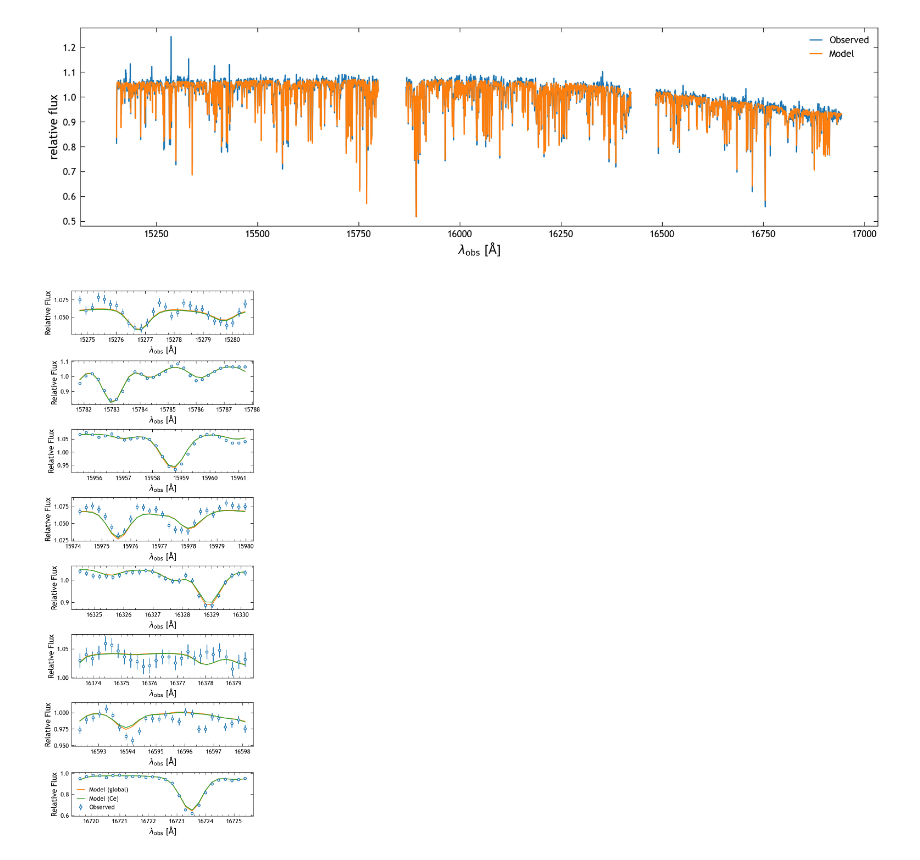
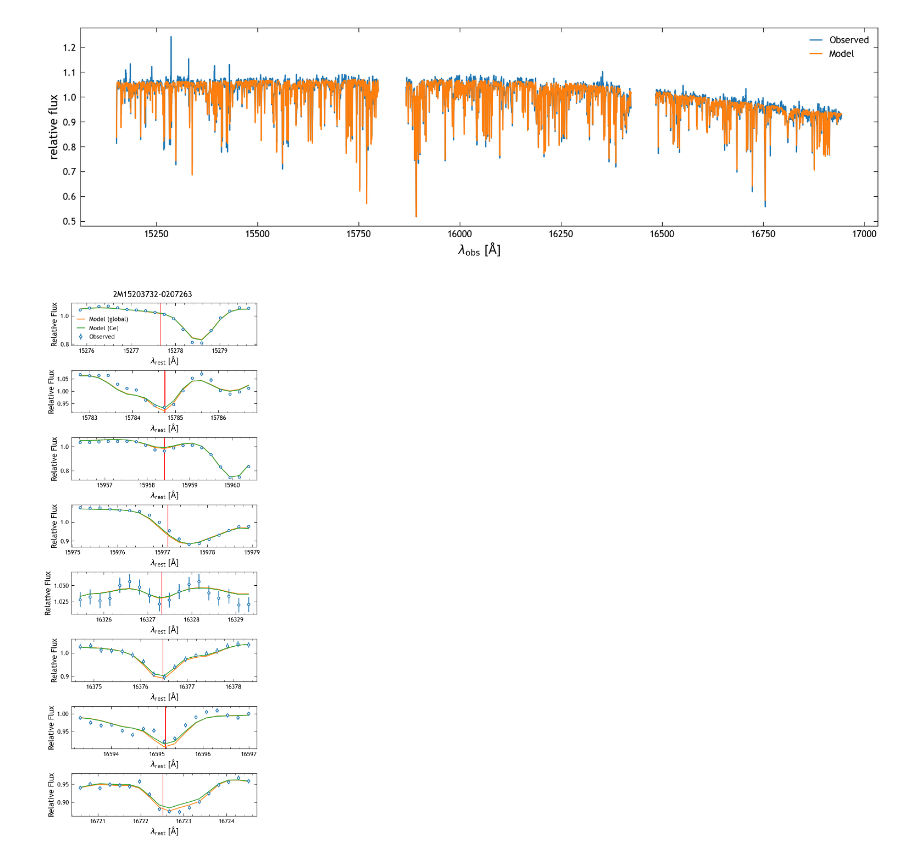
Before and after one commit to lodubay/chemical-clocks, a Jupyter notebook: src/scripts/spectrum_checks.ipynb, the cells around one changed output. Cells and saved outputs as stored; diff of their text form; code cells hidden in the pictures.

```diff
--- a/src/scripts/spectrum_checks.ipynb
+++ b/src/scripts/spectrum_checks.ipynb
@@ -152,6 +123,11 @@ obs_flux = mwmStar['flux'][0]
 obs_err = mwmStar['ivar'][0]**-0.5
 obs_cont = mwmStar['continuum'][0]
 
+# Vacuum-to-air wavelength conversion
+# Observed wavelengths are vacuum, whereas Ce lines are given in air
+air_wl = vac2air(obs_wl)
+
 # Correct for Doppler shift
 c = 2.99792e5 # km/s
-rest_wl = obs_wl * (1 + mwmStar['v_rad'] / c)**-1
+rest_wl = air_wl * (1 + mwmStar['v_rad'][0] / c)**-1
+print(1 + mwmStar['v_rad'][0] / c)
@@ -212,27 +200,28 @@ plt.show()
 # %%
 # Individual lines
 ce_ii_lines = [15277.65, 15784.75, 15958.40, 15977.12, 16327.32, 16376.48, 16595.18, 16722.51] # Angstroms, from Cunha+ (2017)
 
 fig, axs = plt.subplots(8, figsize=(4, 10), constrained_layout=True)
 for i, ax in enumerate(axs):
     line = ce_ii_lines[i]
-    wl_range = (line-3, line+3)
-    mask = (obs_wl >= wl_range[0]) & (obs_wl < wl_range[1])
-    fluxmax = obs_flux[mask].max()
+    ax.axvline(line, color='r')
+    wl_range = (line-2, line+2)
+    mask = (air_wl >= wl_range[0]) & (air_wl < wl_range[1])
     ax.errorbar(
-        obs_wl[mask], obs_flux[mask]/model_cont[mask],
+        air_wl[mask], obs_flux[mask]/model_cont[mask],
         yerr=obs_err[mask]/model_cont[mask],
         fmt='o', ms=3, mfc='w', capsize=0,
         label='Observed'
     )
-    ax.plot(model_wl[mask], model_flux[mask], label='Model (global)')
-    ax.plot(model_wl[mask], model_ce_flux[mask], label='Model (Ce)')
-    ax.set_xlabel(r'$\lambda_{\rm obs}$ [${\rm \AA}$]')
+    ax.plot(air_wl[mask], model_flux[mask], label='Model (global)')
+    ax.plot(air_wl[mask], model_ce_flux[mask], label='Model (Ce)')
+    ax.set_xlabel(r'$\lambda_{\rm rest}$ [${\rm \AA}$]')
     ax.set_ylabel('Relative Flux')
     ax.xaxis.set_major_locator(MultipleLocator(1))
     ax.xaxis.set_minor_locator(MultipleLocator(0.2))
     ax.ticklabel_format(style='plain', axis='x', useOffset=False)
-axs[-1].legend()
+axs[0].legend()
+fig.suptitle(mwmStar['obj'][0])
 plt.show()
 # %% [output]
-[figure, old version]
+[figure, new version]
```
Also changed, not shown: parts of 36 cells of this notebook.
